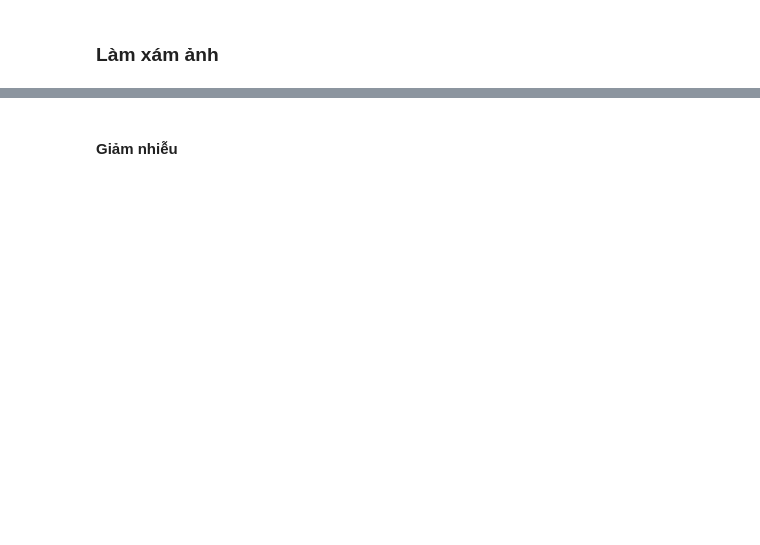
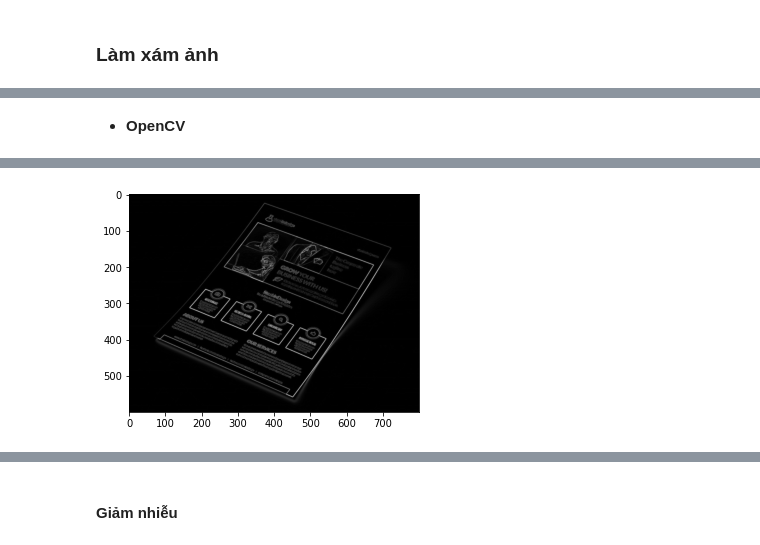
Before and after one commit to lnpanh/CSC14116, a Jupyter notebook: Report.ipynb, the cells around one changed output, grey strips where cells are left out. Saved outputs shown, nothing was run; the diff lists cells and outputs as text; code cells hidden in the pictures; blank space fills up the shorter version.

```diff
--- a/Report.ipynb
+++ b/Report.ipynb
@@ -185,0 +534,7 @@ Wall time: 26.7 ms
+# %% [markdown]
+* **OpenCV**
+# %%
+%time edge_sobel_cv, angle_cv = edgeGradient_cv(gray_cv)
+plt.imshow(edge_sobel_cv, cmap='gray')
+plt.show()
+# %% [output]
@@ -185,0 +543 @@ Wall time: 26.7 ms
+[figure, added]
```
Also changed, not shown: parts of 167 cells of this notebook.
